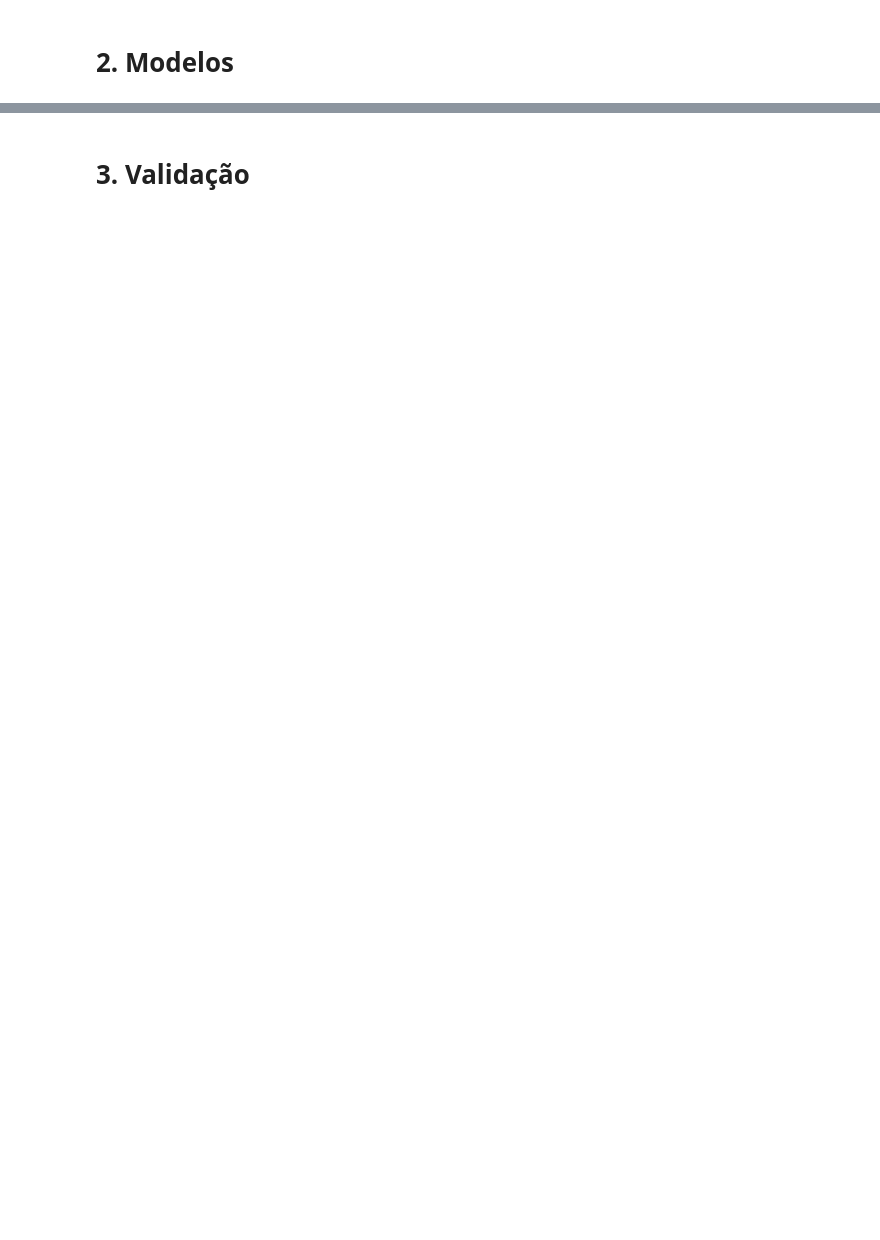
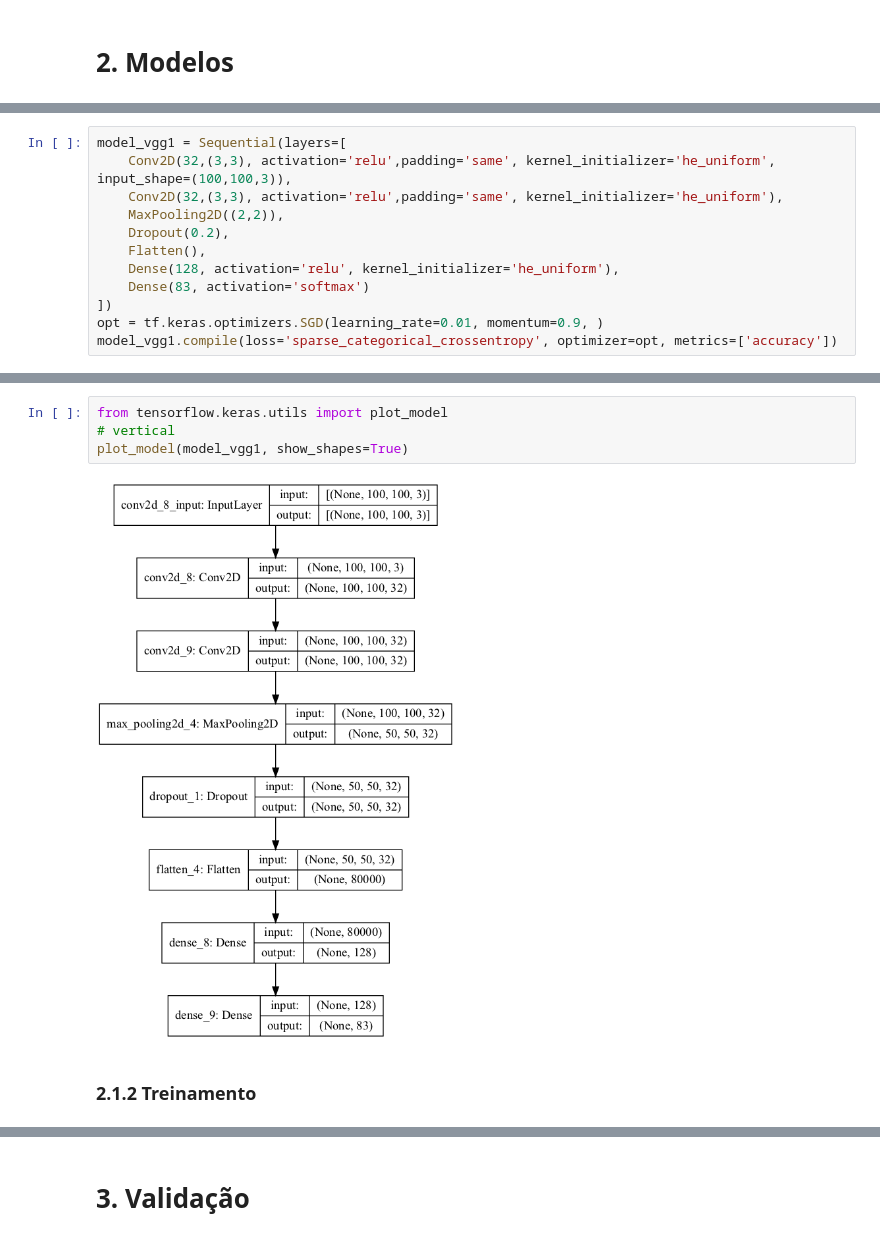
Before and after one commit to antonieti/Atividade2-D3APL, a Jupyter notebook: Atividade2.ipynb, the cells around one changed output, grey strips where cells are left out. Cells and saved outputs as stored; diff of their text form; blank space fills up the shorter version.

```diff
--- a/Atividade2.ipynb
+++ b/Atividade2.ipynb
@@ -372,0 +260,12 @@ class MyGenerator(Sequence):
+# %%
+model_vgg1 = Sequential(layers=[
+    Conv2D(32,(3,3), activation='relu',padding='same', kernel_initializer='he_uniform', input_shape=(100,100,3)),
+    Conv2D(32,(3,3), activation='relu',padding='same', kernel_initializer='he_uniform'),
+    MaxPooling2D((2,2)),
+    Dropout(0.2),
+    Flatten(),
+    Dense(128, activation='relu', kernel_initializer='he_uniform'),
+    Dense(83, activation='softmax')
+])
+opt = tf.keras.optimizers.SGD(learning_rate=0.01, momentum=0.9, )
+model_vgg1.compile(loss='sparse_categorical_crossentropy', optimizer=opt, metrics=['accuracy'])
@@ -372,0 +292,8 @@ class MyGenerator(Sequence):
+# %%
+from tensorflow.keras.utils import plot_model
+# vertical
+plot_model(model_vgg1, show_shapes=True)
+# %% [output]
+[figure, added]
+# %% [markdown]
+### 2.1.2 Treinamento
```
Also changed, not shown: parts of 89 cells of this notebook, 5 other files.
